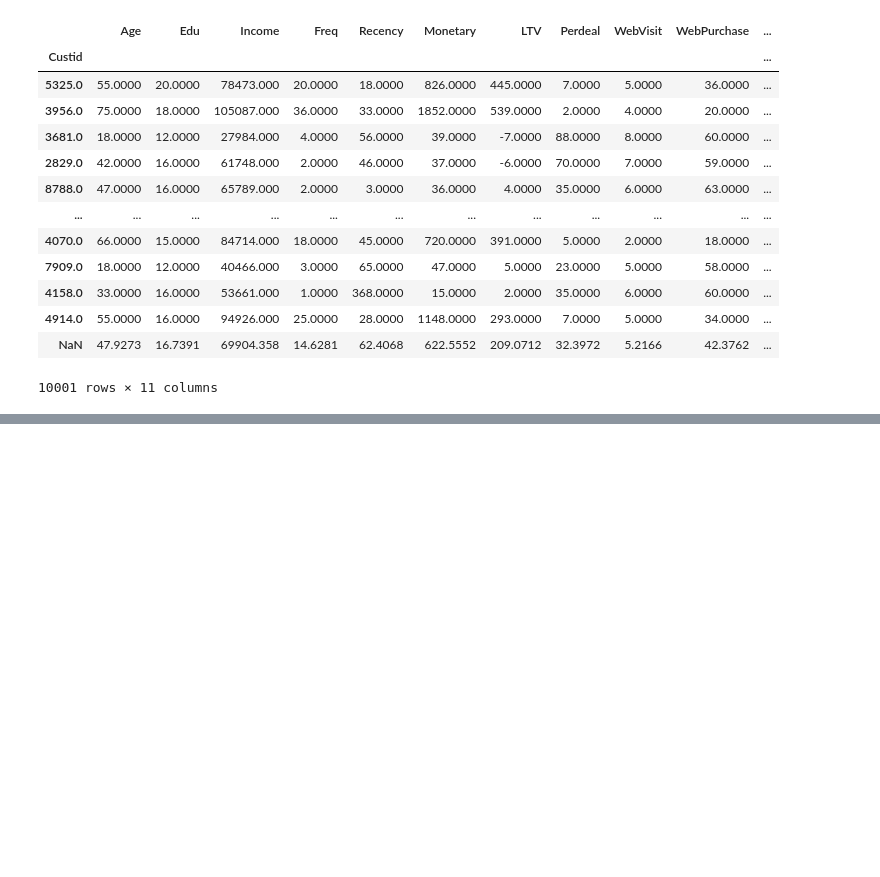
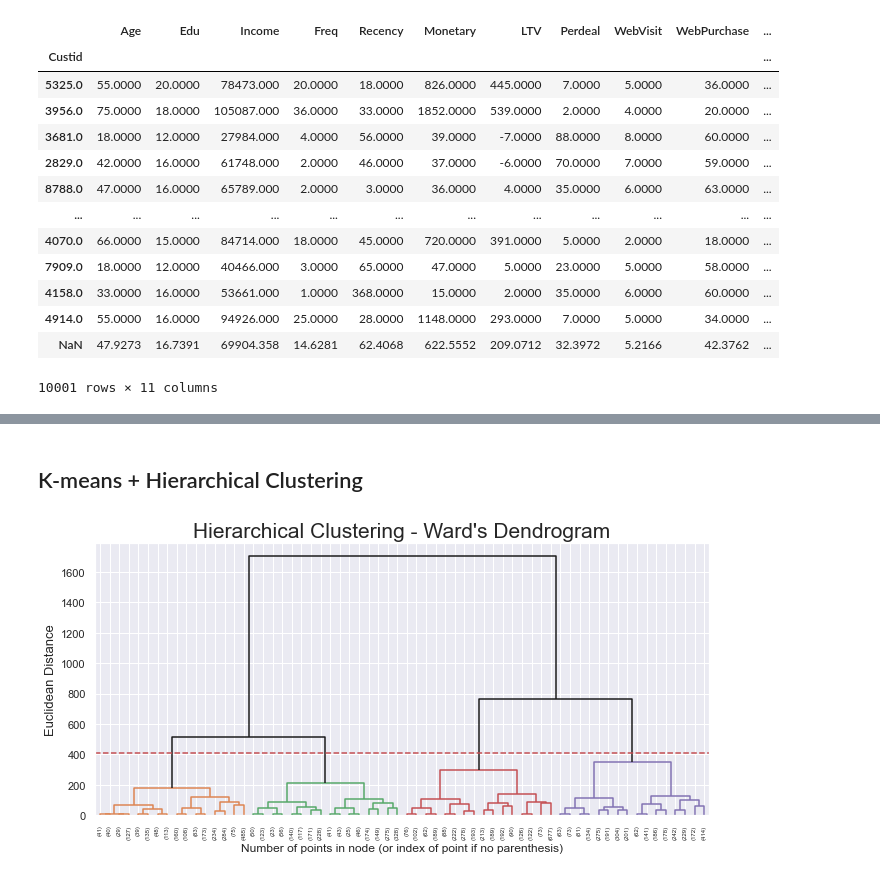
Before and after one commit to diogobulhosa/BC1, a Jupyter notebook: DataPreProc.ipynb, the cells around one changed output, grey strips where cells are left out. Saved outputs shown, nothing was run; the diff lists cells and outputs as text; code cells hidden in the pictures; blank space fills up the shorter version.

```diff
--- a/DataPreProc.ipynb
+++ b/DataPreProc.ipynb
@@ -180,0 +279,8 @@ df_customer
+# %%
+# 4 cluster solution
+linkage = 'ward'
+distance = 'euclidean'
+hc4lust = AgglomerativeClustering(linkage=linkage, affinity=distance, n_clusters=4)
+df_customer_labels_HC = hc4lust.fit_predict(df_customer_ST)
+# %%
+df_customer_ST['labels_HC'] = df_customer_labels_HC
@@ -180,0 +298,56 @@ df_customer
+# %% [markdown]
+## K-means + Hierarchical Clustering
+# %%
+kmclust = KMeans(n_clusters=50, init='k-means++', n_init=15, random_state=1)
+km_labels = kmclust.fit_predict(df_customer_ST)
+# create new dataframe: scaled data + labels
+df_customer_ST = pd.concat([df_customer_ST.reset_index(), pd.Series(km_labels, name='labels_KM')], axis=1).set_index('Custid')
+# group by labels to use in hierarchical
+df_customer_labels = df_customer_ST.groupby('labels_KM').mean()
+# %%
+linkage = 'ward'
+distance = 'euclidean'
+hclust = AgglomerativeClustering(linkage=linkage, affinity=distance, distance_threshold=0, n_clusters=None)
+hclust.fit_predict(df_customer_ST)
+
+# Adapted from:
+# https://scikit-learn.org/stable/auto_examples/cluster/plot_agglomerative_dendrogram.html#sphx-glr-auto-examples-cluster-plot-agglomerative-dendrogram-py
+
+# create the counts of samples under each node (number of points being merged)
+counts = np.zeros(hclust.children_.shape[0])
+n_samples = len(hclust.labels_)
+
+# hclust.children_ contains the observation ids that are being merged together
+# At the i-th iteration, children[i][0] and children[i][1] are merged to form node n_samples + i
+for i, merge in enumerate(hclust.children_):
+    # track the number of observations in the current cluster being formed
+    current_count = 0
+    for child_idx in merge:
+        if child_idx < n_samples:
+            # If this is True, then we are merging an observation
+            current_count += 1  # leaf node
+        else:
+            # Otherwise, we are merging a previously formed cluster
+            current_count += counts[child_idx - n_samples]
+    counts[i] = current_count
+
+# the hclust.children_ is used to indicate the two points/clusters being merged (dendrogram's u-joins)
+# the hclust.distances_ indicates the distance between the two points/clusters (height of the u-joins)
+# the counts indicate the number of points being merged (dendrogram's x-axis)
+linkage_matrix = np.column_stack(
+    [hclust.children_, hclust.distances_, counts]
+).astype(float)
+
+# Plot the corresponding dendrogram
+sns.set()
+fig = plt.figure(figsize=(11,5))
+# The Dendrogram parameters need to be tuned
+y_threshold = 410
+dendrogram(linkage_matrix, truncate_mode='level', p=5, color_threshold=y_threshold, above_threshold_color='k')
+plt.hlines(y_threshold, 0, 1000, colors="r", linestyles="dashed")
+plt.title(f'Hierarchical Clustering - {linkage.title()}\'s Dendrogram', fontsize=21)
+plt.xlabel('Number of points in node (or index of point if no parenthesis)')
+plt.ylabel(f'Euclidean Distance', fontsize=13)
+plt.show()
+# %% [output]
+[figure, added]
```
Also changed, not shown: parts of 22 cells of this notebook.
